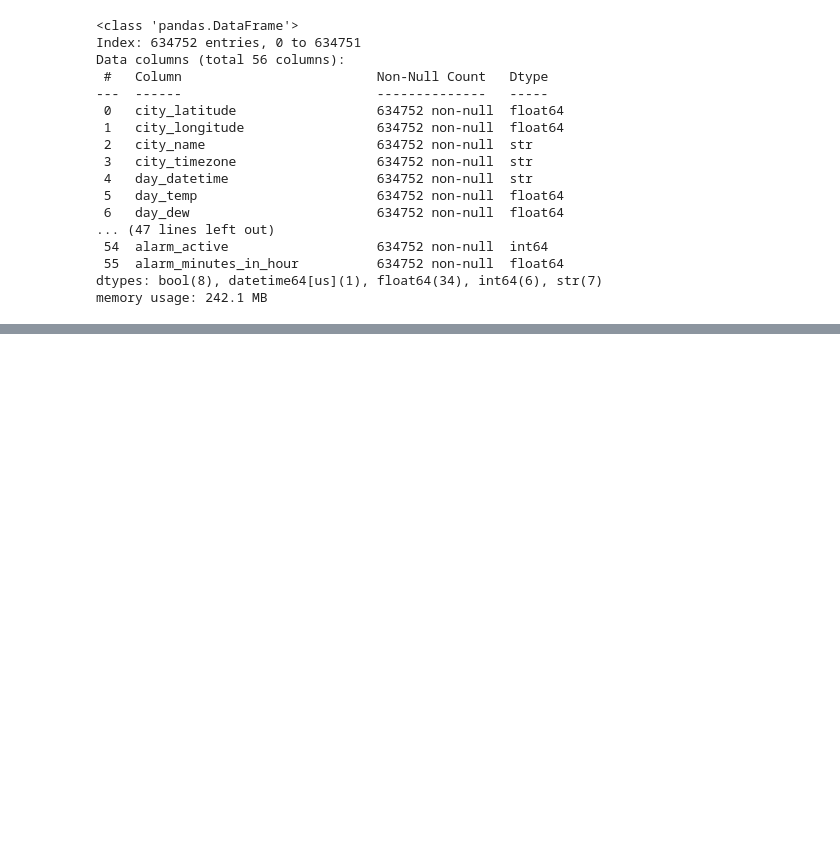
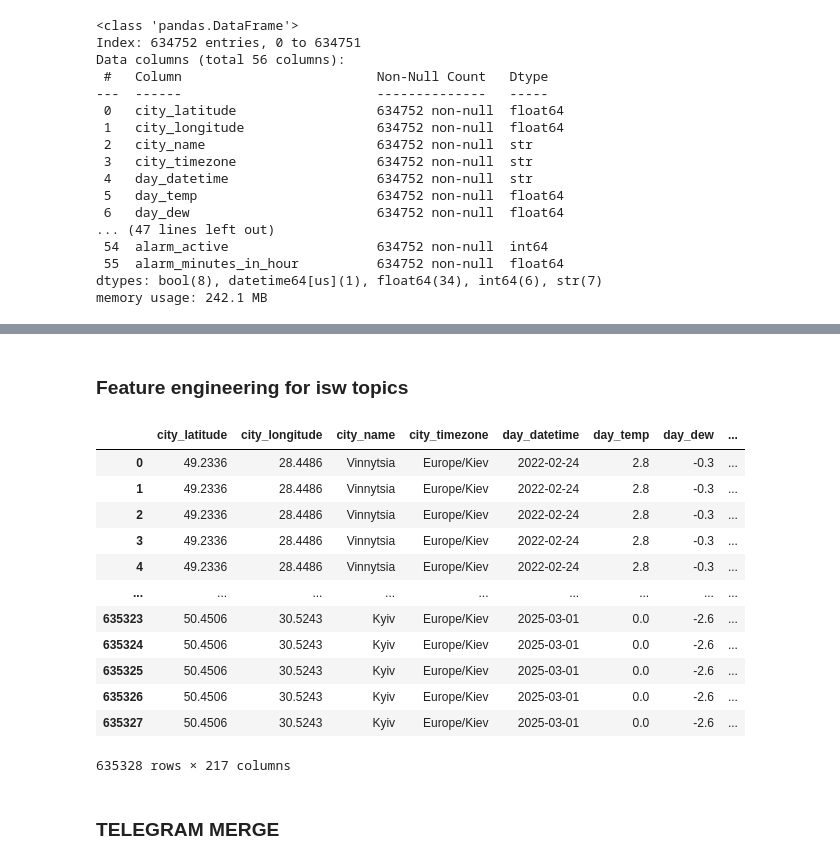
Before and after one commit to khorunzhaviktoriia/war-events-predictor-saas, a Jupyter notebook: forecasting/data_merge_feature_engineering.ipynb, the cells around one changed output, grey strips where cells are left out. Cells and saved outputs as stored; diff of their text form; code cells hidden in the pictures; blank space fills up the shorter version.

Commit message:
Latest merge code update

```diff
--- a/forecasting/data_merge_feature_engineering.ipynb
+++ b/forecasting/data_merge_feature_engineering.ipynb
@@ -291,0 +299,36 @@ df_nan_rows.sample(20)
+# %% [markdown]
+### Feature engineering for isw topics
+# %%
+topic_cols = [c for c in df_final.columns if "isw_topic_" in c]
+df_isw_abs = df_final[topic_cols].abs()
+
+df_final['isw_total_intensity'] = df_isw_abs.sum(axis=1)
+df_final['isw_topic_std'] = df_isw_abs.std(axis=1)
+df_final['isw_topic_max'] = df_isw_abs.max(axis=1)
+df_final["isw_topic_mean"] = df_isw_abs.mean(axis=1)
+
+df_final['isw_velocity_24h'] = df_final['isw_total_intensity'].diff(24)
+
+df_final["isw_intensity_ema"] = (df_final.groupby("region_id")["isw_total_intensity"].transform(lambda x: x.ewm(span=24).mean()))
+
+df_final["isw_topic_entropy"] = -(df_isw_abs.div(df_isw_abs.sum(axis=1), axis=0) * np.log(df_isw_abs.div(df_isw_abs.sum(axis=1), axis=0) + 1e-9)).sum(axis=1)
+
+"""df_final.drop(columns=topic_cols, inplace=True)
+df_final = df_final.copy()"""
+df_final.fillna(0, inplace=True)
+# %% [output]
+|  | city_latitude | city_longitude | city_name | city_timezone | day_datetime | day_temp | day_dew | ... |
+| 0 | 49.2336 | 28.4486 | Vinnytsia | Europe/Kiev | 2022-02-24 | 2.8 | -0.3 | ... |
+| 1 | 49.2336 | 28.4486 | Vinnytsia | Europe/Kiev | 2022-02-24 | 2.8 | -0.3 | ... |
+| 2 | 49.2336 | 28.4486 | Vinnytsia | Europe/Kiev | 2022-02-24 | 2.8 | -0.3 | ... |
+| 3 | 49.2336 | 28.4486 | Vinnytsia | Europe/Kiev | 2022-02-24 | 2.8 | -0.3 | ... |
+| 4 | 49.2336 | 28.4486 | Vinnytsia | Europe/Kiev | 2022-02-24 | 2.8 | -0.3 | ... |
+| ... | ... | ... | ... | ... | ... | ... | ... | ... |
+| 635323 | 50.4506 | 30.5243 | Kyiv | Europe/Kiev | 2025-03-01 | 0.0 | -2.6 | ... |
+| 635324 | 50.4506 | 30.5243 | Kyiv | Europe/Kiev | 2025-03-01 | 0.0 | -2.6 | ... |
+| 635325 | 50.4506 | 30.5243 | Kyiv | Europe/Kiev | 2025-03-01 | 0.0 | -2.6 | ... |
+| 635326 | 50.4506 | 30.5243 | Kyiv | Europe/Kiev | 2025-03-01 | 0.0 | -2.6 | ... |
+| 635327 | 50.4506 | 30.5243 | Kyiv | Europe/Kiev | 2025-03-01 | 0.0 | -2.6 | ... |
+635328 rows × 217 columns
+# %% [markdown]
+### TELEGRAM MERGE
```
Also changed, not shown: parts of 16 cells of this notebook.
